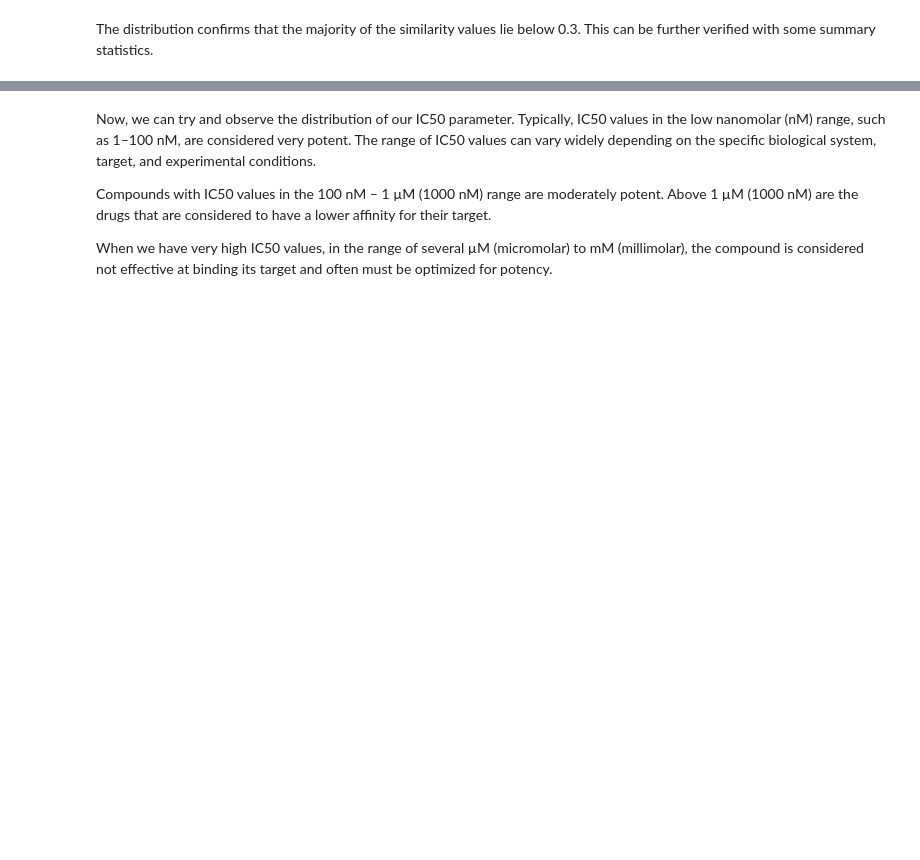
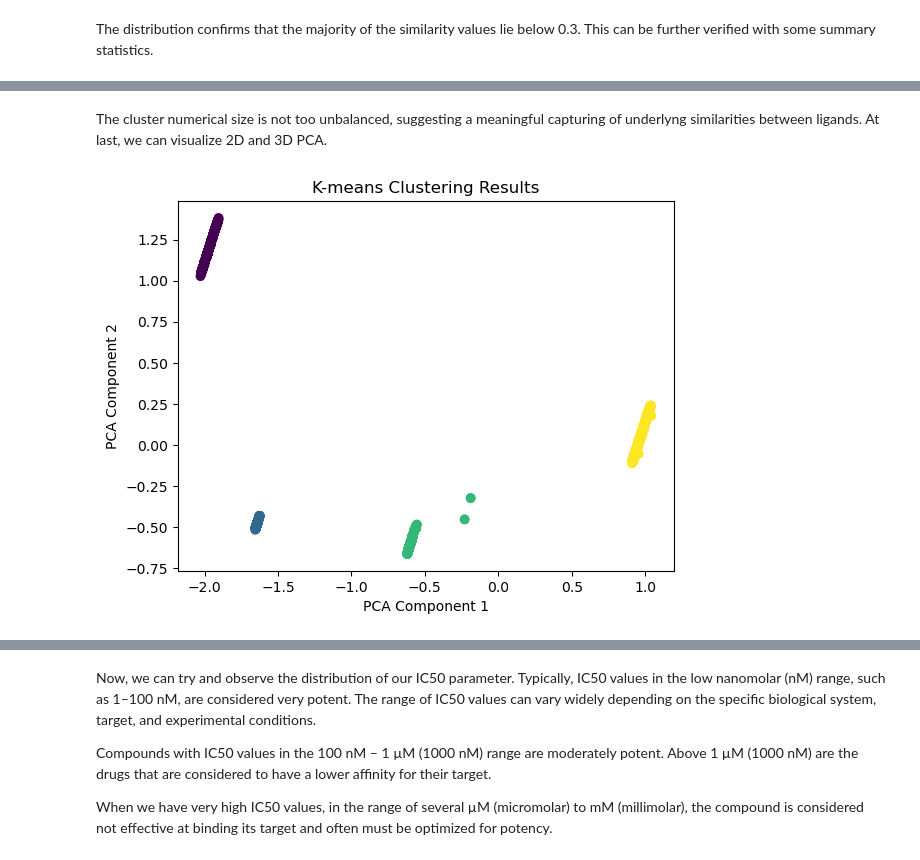
Before and after one commit to epfl-ada/ada-2024-project-adattatori, a Jupyter notebook: results.ipynb, the cells around one changed output, grey strips where cells are left out. Saved outputs shown, nothing was run; the diff lists cells and outputs as text; code cells hidden in the pictures; blank space fills up the shorter version.

```diff
--- a/results.ipynb
+++ b/results.ipynb
@@ -244,0 +333,6 @@ The distribution confirms that the majority of the similarity values lie below 0
+# %%
+k = 4  # Number of clusters, chosen based on above elbow method
+km = KMeans(n_clusters=k, random_state=42)
+clusters_km = km.fit_predict(df_low_IC50)
+df_low_IC50['km_Cluster'] = clusters_km
+print(df_low_IC50.groupby('km_Cluster').size())  # Check the size of each cluster
@@ -244,0 +351,6 @@ The distribution confirms that the majority of the similarity values lie below 0
+# %% [markdown]
+The cluster numerical size is not too unbalanced, suggesting a meaningful capturing of underlyng similarities between ligands. At last, we can visualize 2D and 3D PCA.
+# %%
+evaluation_utils.plot_pca_2d(df_low_IC50, clusters_km, kmc=True)
+# %% [output]
+[figure, added]
```
Also changed, not shown: parts of 45 cells of this notebook, 3 other files.
